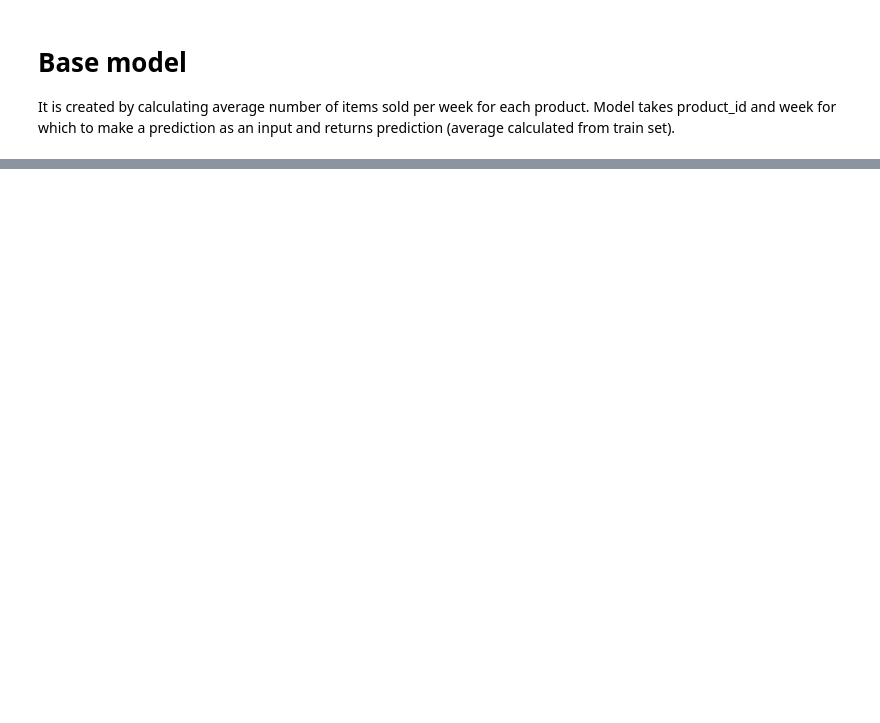
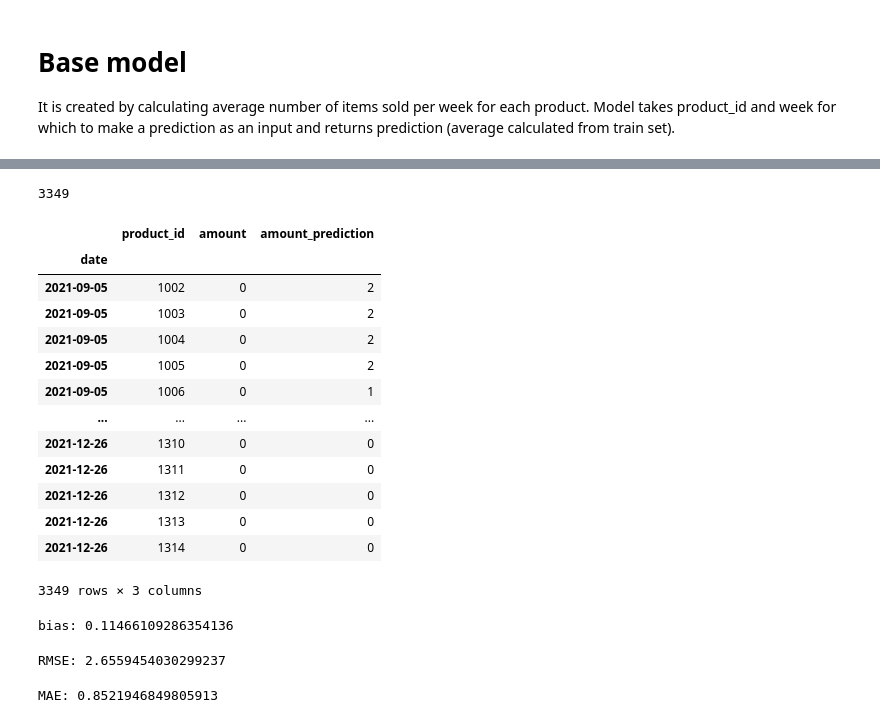
Before and after one commit to vladkyr/ium-21z, a Jupyter notebook: notebooks/base_model.ipynb, the cells around one changed output, grey strips where cells are left out. Drawn from its saved outputs; the diff is of its cells as text; code cells hidden in the pictures; blank space fills up the shorter version.

```diff
--- a/notebooks/base_model.ipynb
+++ b/notebooks/base_model.ipynb
@@ -43,5 +69,40 @@ test
+# %%
+test.shape[0]
+# %% [output]
+3349
+# %%
+test
+# %% [output]
+|  | product_id | amount | amount_prediction |
+| date |  |  |  |
+| 2021-09-05 | 1002 | 0 | 2 |
+| 2021-09-05 | 1003 | 0 | 2 |
+| 2021-09-05 | 1004 | 0 | 2 |
+| 2021-09-05 | 1005 | 0 | 2 |
+| 2021-09-05 | 1006 | 0 | 1 |
+| ... | ... | ... | ... |
+| 2021-12-26 | 1310 | 0 | 0 |
+| 2021-12-26 | 1311 | 0 | 0 |
+| 2021-12-26 | 1312 | 0 | 0 |
+| 2021-12-26 | 1313 | 0 | 0 |
+| 2021-12-26 | 1314 | 0 | 0 |
+3349 rows × 3 columns
+# %%
+test['difference'] = test.apply(lambda x: x['amount'] - x['amount_prediction'], axis=1)
+bias = test['difference'].mean()
+print('bias:', bias)
+# %% [output]
+bias: 0.11466109286354136
 # %%
 from sklearn.metrics import mean_squared_error as MSE
 # traktujemy RMSE jako miernik jakości różnych wersji modelu
 rmse=MSE(test['amount'], test['amount_prediction'],squared=False)
-rmse
+print('RMSE:', rmse)
+# %% [output]
+RMSE: 2.6559454030299237
+# %%
+from sklearn.metrics import mean_absolute_error as MAE
+mae = MAE(test['amount'], test['amount_prediction'])
+print('MAE:', mae)
+# %% [output]
+MAE: 0.8521946849805913
```
Also changed, not shown: parts of 7 cells of this notebook, 5 other files.
